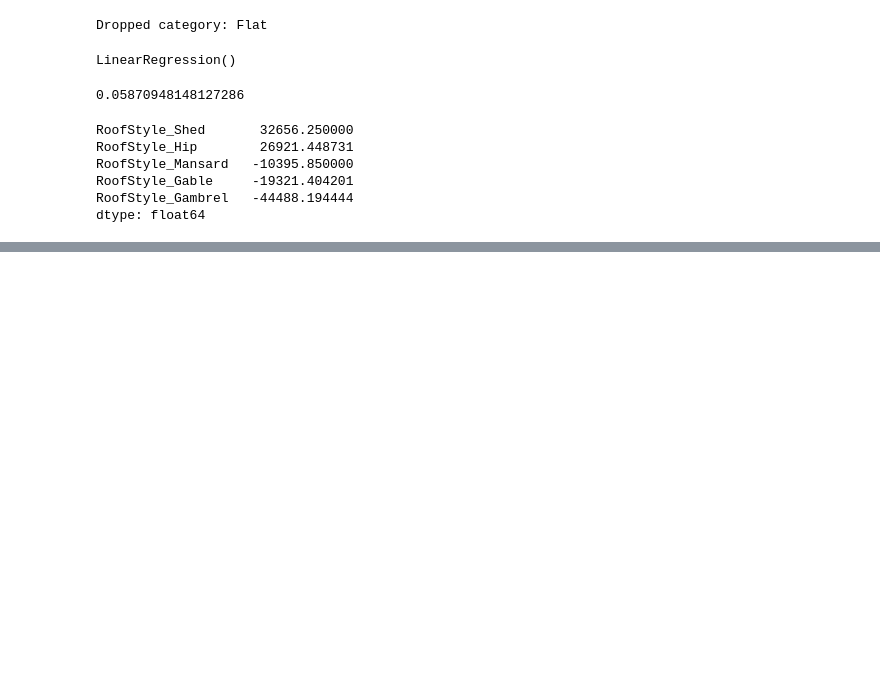
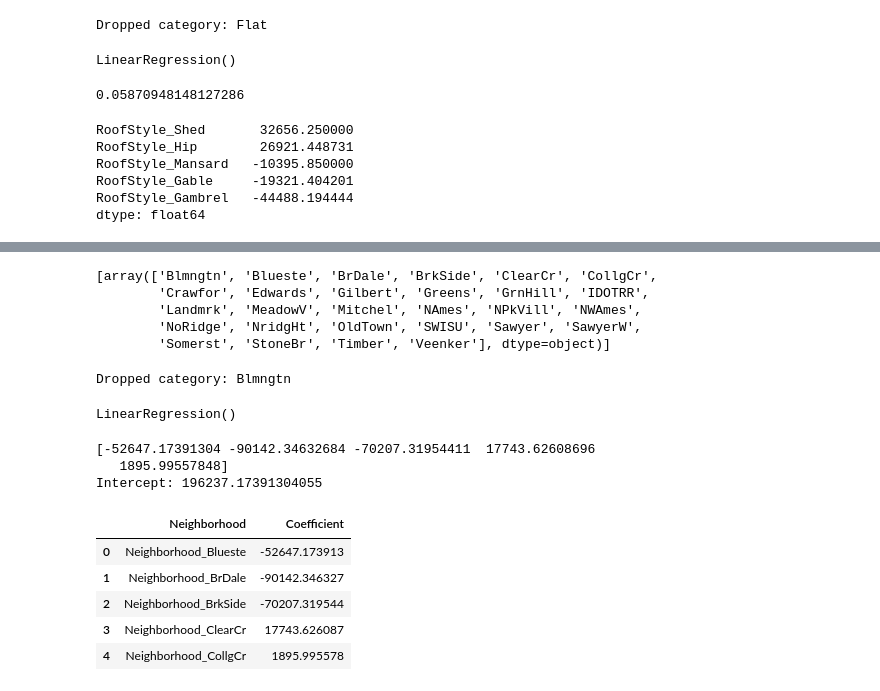
Before and after one commit to jmartinez128/Housing-market-ml-project-Jorge, a Jupyter notebook: Vinod_Version_ML_Analysis.ipynb, the cells around one changed output, grey strips where cells are left out. Saved outputs shown, nothing was run; the diff lists cells and outputs as text; code cells hidden in the pictures; blank space fills up the shorter version.

```diff
--- a/Vinod_Version_ML_Analysis.ipynb
+++ b/Vinod_Version_ML_Analysis.ipynb
@@ -944,0 +1051,5 @@ dtype: float64
+# %%
+feature_names = encoder.get_feature_names_out()
+
+
+feature_names
@@ -944,0 +1071,13 @@ dtype: float64
+# %%
+encoder.categories_
+# %% [output]
+[array(['Blmngtn', 'Blueste', 'BrDale', 'BrkSide', 'ClearCr', 'CollgCr',
+        'Crawfor', 'Edwards', 'Gilbert', 'Greens', 'GrnHill', 'IDOTRR',
+        'Landmrk', 'MeadowV', 'Mitchel', 'NAmes', 'NPkVill', 'NWAmes',
+        'NoRidge', 'NridgHt', 'OldTown', 'SWISU', 'Sawyer', 'SawyerW',
+        'Somerst', 'StoneBr', 'Timber', 'Veenker'], dtype=object)]
+# %%
+dropped_category = encoder.categories_[0][0]
+print(f"Dropped category: {dropped_category}")
+# %% [output]
+Dropped category: Blmngtn
@@ -944,0 +1086,29 @@ dtype: float64
+# %%
+model = LinearRegression()
+model.fit(X_encoded, y)
+# %% [output]
+LinearRegression()
+# %%
+coefficients = model.coef_
+intercept = model.intercept_
+
+print(coefficients[:5])
+print (f"Intercept: {intercept}")
+# %% [output]
+[-52647.17391304 -90142.34632684 -70207.31954411  17743.62608696
+   1895.99557848]
+Intercept: 196237.17391304055
+# %%
+coef_df = pd.DataFrame({
+    'Neighborhood': feature_names,
+    'Coefficient': coefficients
+})
+
+coef_df.head
+# %% [output]
+|  | Neighborhood | Coefficient |
+| 0 | Neighborhood_Blueste | -52647.173913 |
+| 1 | Neighborhood_BrDale | -90142.346327 |
+| 2 | Neighborhood_BrkSide | -70207.319544 |
+| 3 | Neighborhood_ClearCr | 17743.626087 |
+| 4 | Neighborhood_CollgCr | 1895.995578 |
```
Also changed, not shown: parts of 16 cells of this notebook.
